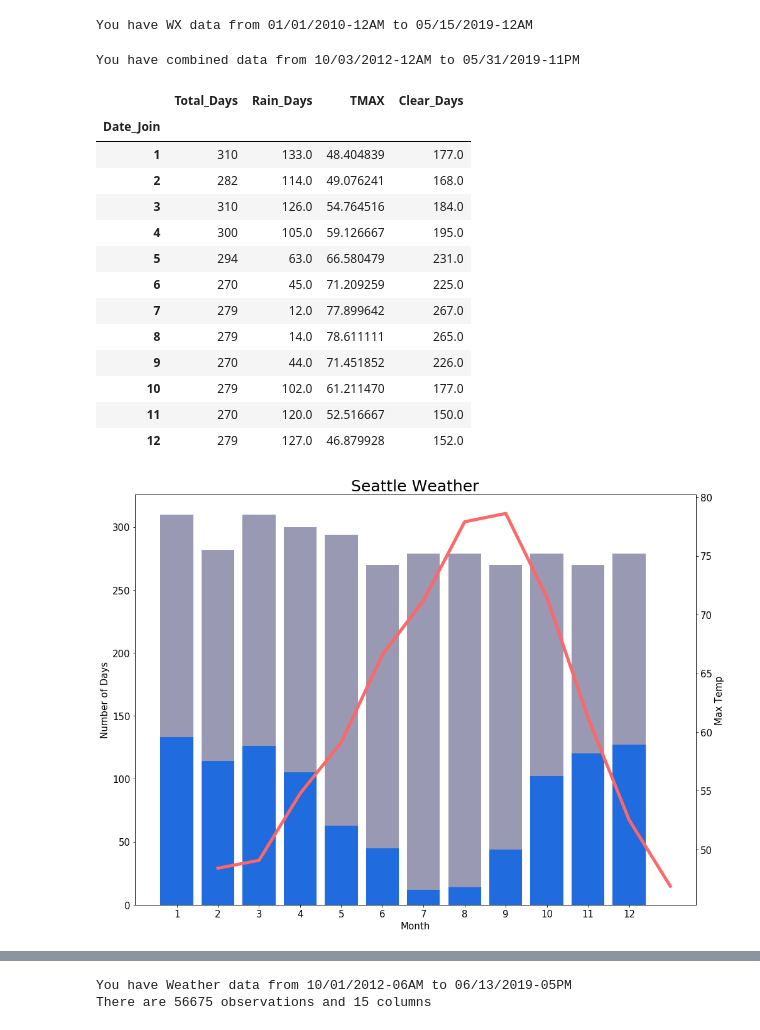
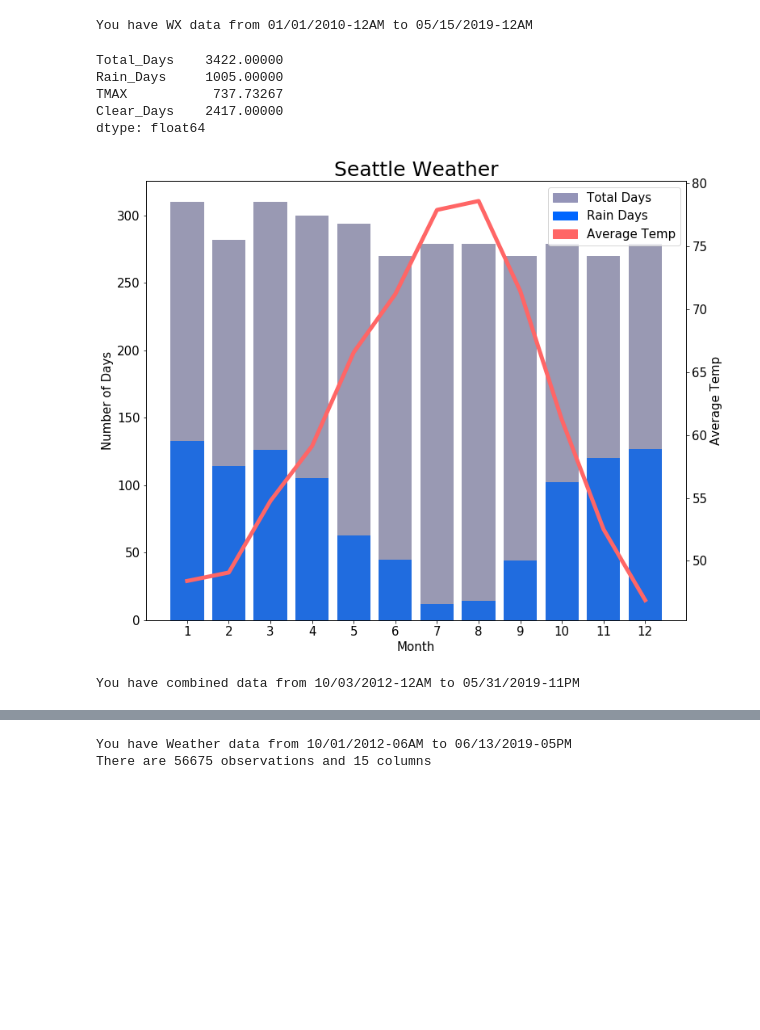
Before and after one commit to codyRing/Data_Science_Captstone, a Jupyter notebook: Final_Graphs.ipynb, the cells around one changed output, grey strips where cells are left out. Cells and saved outputs as stored; diff of their text form; code cells hidden in the pictures; blank space fills up the shorter version.

```diff
--- a/Final_Graphs.ipynb
+++ b/Final_Graphs.ipynb
@@ -178,3 +212,32 @@ You have WX data from 01/01/2010-12AM to 05/15/2019-12AM
+# %%
+df.sum()
+# %% [output]
+Total_Days    3422.00000
+Rain_Days     1005.00000
+TMAX           737.73267
+Clear_Days    2417.00000
+dtype: float64
+# %%
+with plt.rc_context({'xtick.color':'black', 'ytick.color':'black','font.size' : '15'}):
+    fig, ax = plt.subplots(1,1, figsize=(12,10))
+    sns.barplot(x=df.index, y="Total_Days",data=df,color='#9494b8')
+    sns.barplot(x=df.index, y="Rain_Days",data=df,color='#0066ff')
+
+    ax2 = ax.twinx()
+
+    sns.lineplot(x=df.index-1 , y="TMAX",data=df,color='#ff6666', ax=ax2, LW = 5)
+
+    ax.set_xlabel("Month", color="black",size=15)
+    ax2.set_ylabel("Average Temp", color="black",size=15)
+    ax.set_ylabel('Number of Days', color="black",size=15)
+    ax.set_title('Seattle Weather',color='black',size=25)
+    total = mpatches.Patch(color='#9494b8', label='Total Days')
+    rain = mpatches.Patch(color='#0066ff', label='Rain Days')
+    temp = mpatches.Patch(color='#ff6666', label='Average Temp')
+    plt.legend(handles=[total,rain,temp])
+    plt.savefig('./Figures/SEA_WX.png')
+# %% [output]
+[figure, added]
 # %%
 #Merge WX and Fremont
 data = fremont_d.merge(wx_d, how = 'inner',left_on = 'Date_Join',right_on = 'Date_Join')
@@ -198,35 +248,0 @@ df['Clear_Days'] =result.Rain_Day['count'] - result.Rain_Day['sum']
-# %%
-df
-# %% [output]
-|  | Total_Days | Rain_Days | TMAX | Clear_Days |
-| Date_Join |  |  |  |  |
-| 1 | 310 | 133.0 | 48.404839 | 177.0 |
-| 2 | 282 | 114.0 | 49.076241 | 168.0 |
-| 3 | 310 | 126.0 | 54.764516 | 184.0 |
-| 4 | 300 | 105.0 | 59.126667 | 195.0 |
-| 5 | 294 | 63.0 | 66.580479 | 231.0 |
-| 6 | 270 | 45.0 | 71.209259 | 225.0 |
-| 7 | 279 | 12.0 | 77.899642 | 267.0 |
-| 8 | 279 | 14.0 | 78.611111 | 265.0 |
-| 9 | 270 | 44.0 | 71.451852 | 226.0 |
-| 10 | 279 | 102.0 | 61.211470 | 177.0 |
-| 11 | 270 | 120.0 | 52.516667 | 150.0 |
-| 12 | 279 | 127.0 | 46.879928 | 152.0 |
-# %%
-with plt.rc_context({'xtick.color':'black', 'ytick.color':'black','font.size' : '15'}):
-    fig, ax = plt.subplots(1,1, figsize=(16,12))
-    sns.barplot(x=df.index, y="Total_Days",data=df,color='#9494b8')
-    sns.barplot(x=df.index, y="Rain_Days",data=df,color='#0066ff')
-
-    ax2 = ax.twinx()
-
-    sns.lineplot(x=df.index , y="TMAX",data=df,color='#ff6666', ax=ax2, LW = 5)
-
-    ax.set_xlabel("Month", color="black",size=15)
-    ax2.set_ylabel("Max Temp", color="black",size=15)
-    ax.set_ylabel('Number of Days', color="black",size=15)
-    ax.set_title('Seattle Weather',color='black',size=25)
-    #ax.legend(loc=3)
-#plt.show()
-# %% [output]
-[figure, removed]
```
Also changed, not shown: parts of 21 cells of this notebook, 14 other files.
